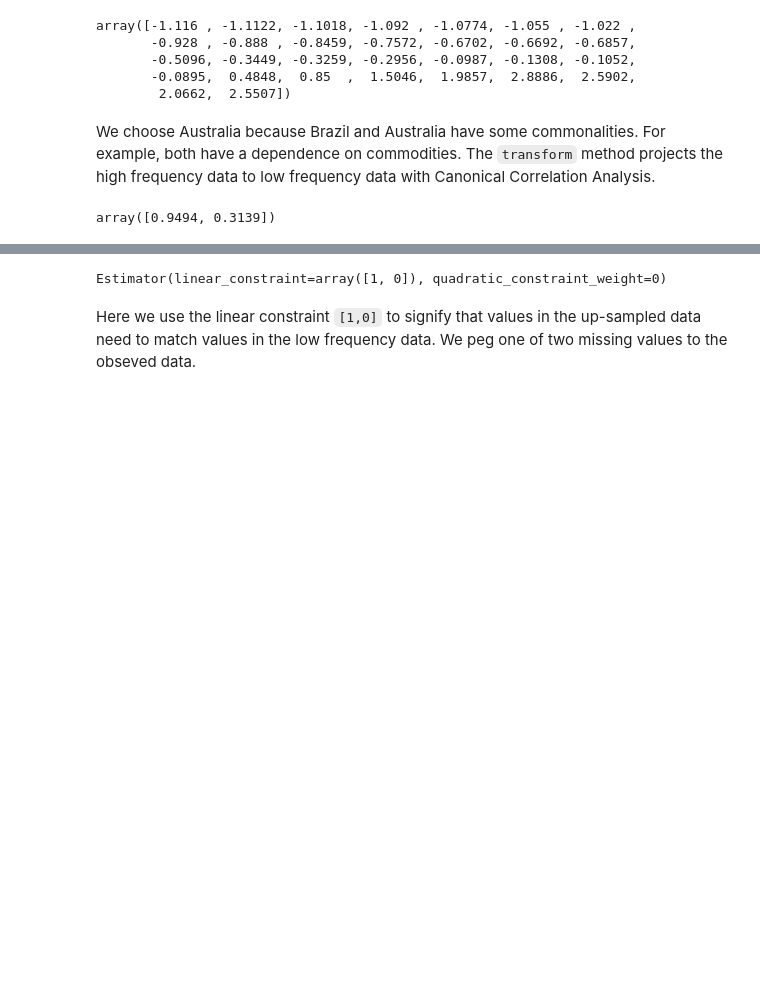
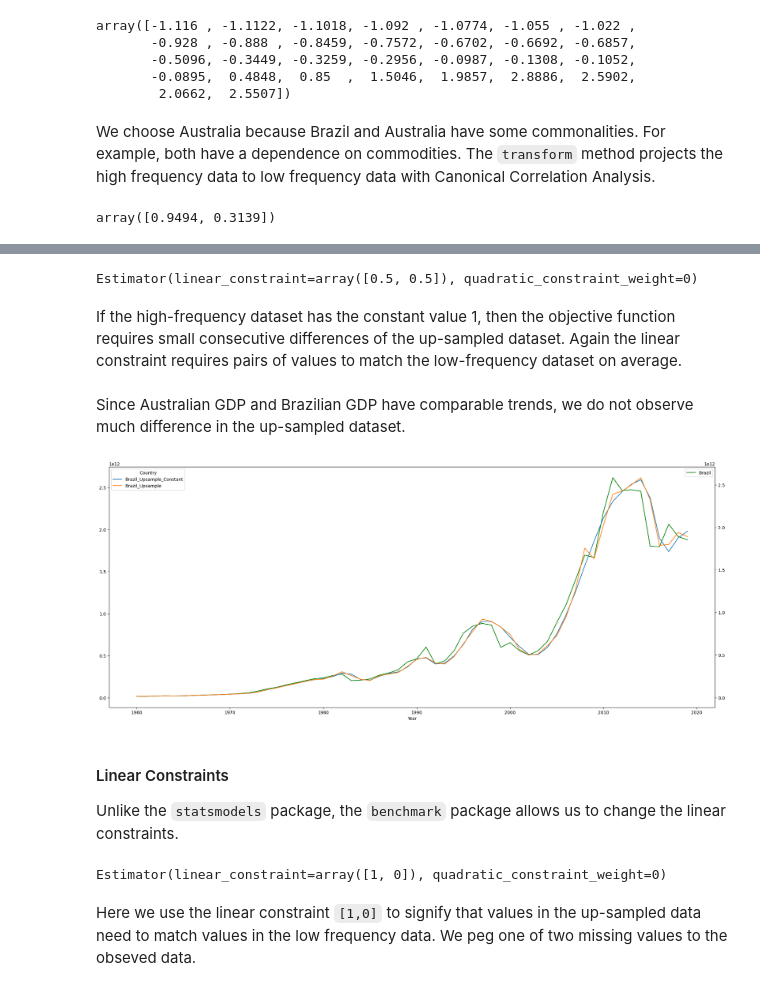
Before and after one commit to cp71/benchmarking, a Jupyter notebook: documentation/users-guide.ipynb, the cells around one changed output, grey strips where cells are left out. Drawn from its saved outputs; the diff is of its cells as text; code cells hidden in the pictures; blank space fills up the shorter version.

```diff
--- a/documentation/users-guide.ipynb
+++ b/documentation/users-guide.ipynb
@@ -121,3 +123,30 @@ Unlike the `statsmodels` package, the `benchmark` package allows us to change th
+# %%
+high_frequency_data = np.ones(data["Australia"].shape)
+low_frequency_data = data["Brazil_Downsample"].dropna().values
+
+estimator = Estimator()
+estimator.fit(high_frequency_data, low_frequency_data)
+# %% [output]
+Estimator(linear_constraint=array([0.5, 0.5]), quadratic_constraint_weight=0)
+# %% [markdown]
+If the high-frequency dataset has the constant value 1, then the objective function requires small consecutive differences of the up-sampled dataset. Again the linear constraint requires pairs of values to match the low-frequency dataset on average.
+# %%
+interpolant_constant = estimator.predict()
+# %% [markdown]
+Since Australian GDP and Brazilian GDP have comparable trends, we do not observe much difference in the up-sampled dataset.
+# %%
+data["Brazil_Upsample_Constant"] = interpolant_constant
+data[["Brazil"]].plot(color = "green")
+plt.legend()
+ax = plt.gca().twinx()
+data[["Brazil_Upsample_Constant", "Brazil_Upsample"]].plot(ax = ax);
+plt.show();
+# %% [output]
+[figure, added]
+# %% [markdown]
+#### Linear Constraints
+
+Unlike the `statsmodels` package, the `benchmark` package allows us to change the linear constraints.
 # %%
 high_frequency_data = data["Australia"].values
 low_frequency_data = data["Brazil_Downsample"].dropna().values
```
Also changed, not shown: parts of 11 cells of this notebook.
